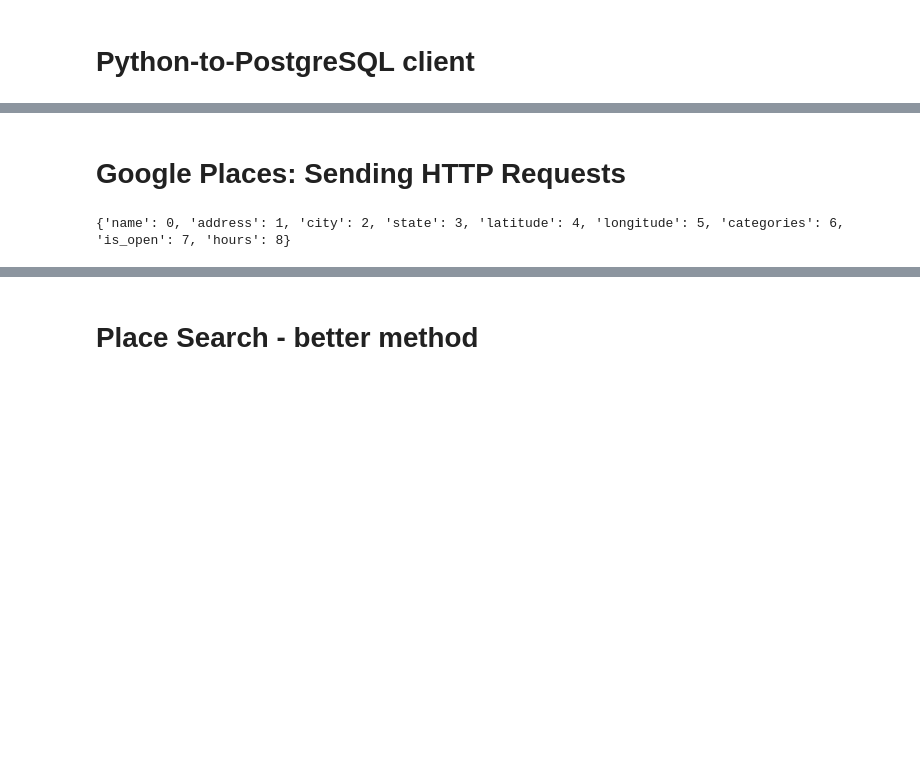
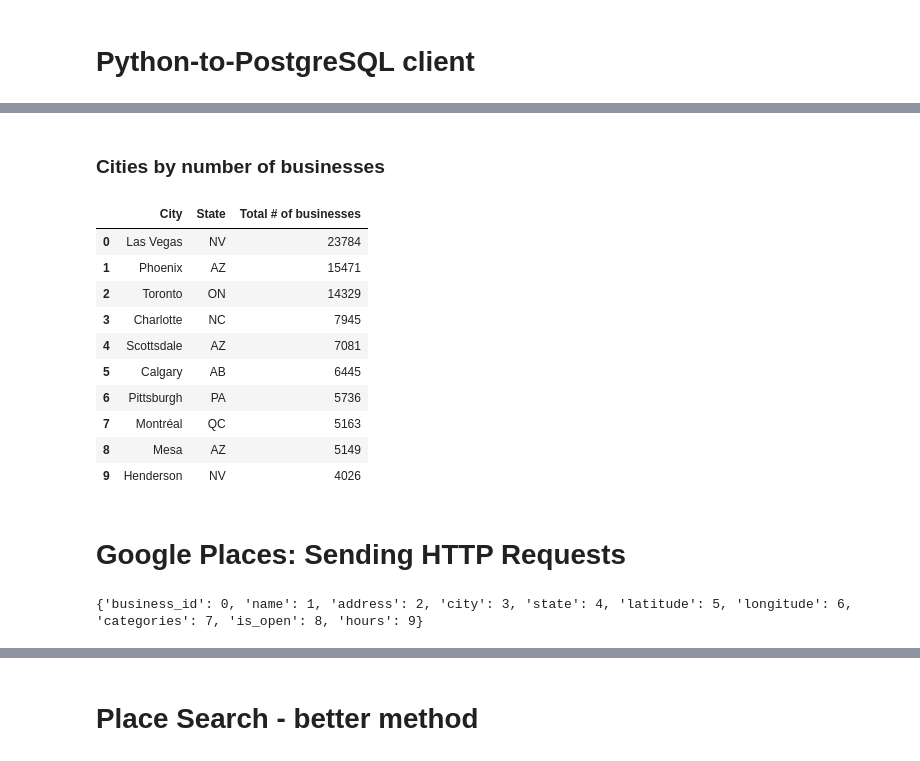
Before and after one commit to Kemovizor/data_analytics01, a Jupyter notebook: Data Analytics 001.ipynb, the cells around one changed output, grey strips where cells are left out. Saved outputs shown, nothing was run; the diff lists cells and outputs as text; code cells hidden in the pictures; blank space fills up the shorter version.

```diff
--- a/Data Analytics 001.ipynb
+++ b/Data Analytics 001.ipynb
@@ -705,3 +728,26 @@ recordsDB = cur.fetchall()
+# %% [markdown]
+### Cities by number of businesses
+# %%
+cur.execute("""select city,state, count(business_id)
+               from Businesses
+               where is_open = 1
+               group by city,state
+               order by 3 desc""")
+freqrecords = cur.fetchall()
+# %%
+pd.DataFrame(freqrecords, columns=['City','State','Total # of businesses']).head(10)
+# %% [output]
+|  | City | State | Total # of businesses |
+| 0 | Las Vegas | NV | 23784 |
+| 1 | Phoenix | AZ | 15471 |
+| 2 | Toronto | ON | 14329 |
+| 3 | Charlotte | NC | 7945 |
+| 4 | Scottsdale | AZ | 7081 |
+| 5 | Calgary | AB | 6445 |
+| 6 | Pittsburgh | PA | 5736 |
+| 7 | Montréal | QC | 5163 |
+| 8 | Mesa | AZ | 5149 |
+| 9 | Henderson | NV | 4026 |
 # %% [markdown]
 # Google Places: Sending HTTP Requests
 # %%
@@ -714,7 +762,7 @@ import random as rn
 key_content= !cat /Users/kemalm/Desktop/gmAPI.txt
 api_key = key_content[0]
 # %%
-fields = ['name', 'address', 'city', 'state', 'latitude', 'longitude', 'categories', 'is_open', 'hours']
+fields = ['business_id','name', 'address', 'city', 'state', 'latitude', 'longitude', 'categories', 'is_open', 'hours']
 #k = np.core.defchararray.add(np.array(['obt_']),np.array(fields))
 
 #print(k)
@@ -723,7 +771,7 @@ indices =[x for x in range(0,len(fields))]
 mapDictIndexes = dict(zip(fields,indices))
 print(mapDictIndexes)
 # %% [output]
-{'name': 0, 'address': 1, 'city': 2, 'state': 3, 'latitude': 4, 'longitude': 5, 'categories': 6, 'is_open': 7, 'hours': 8}
+{'business_id': 0, 'name': 1, 'address': 2, 'city': 3, 'state': 4, 'latitude': 5, 'longitude': 6, 'categories': 7, 'is_open': 8, 'hours': 9}
 # %%
 coordinates = np.array([[0,0],
                         [ 0, 180]])# Using the geodesic distance function.
```
Also changed, not shown: parts of 28 cells of this notebook, 1 other file.
